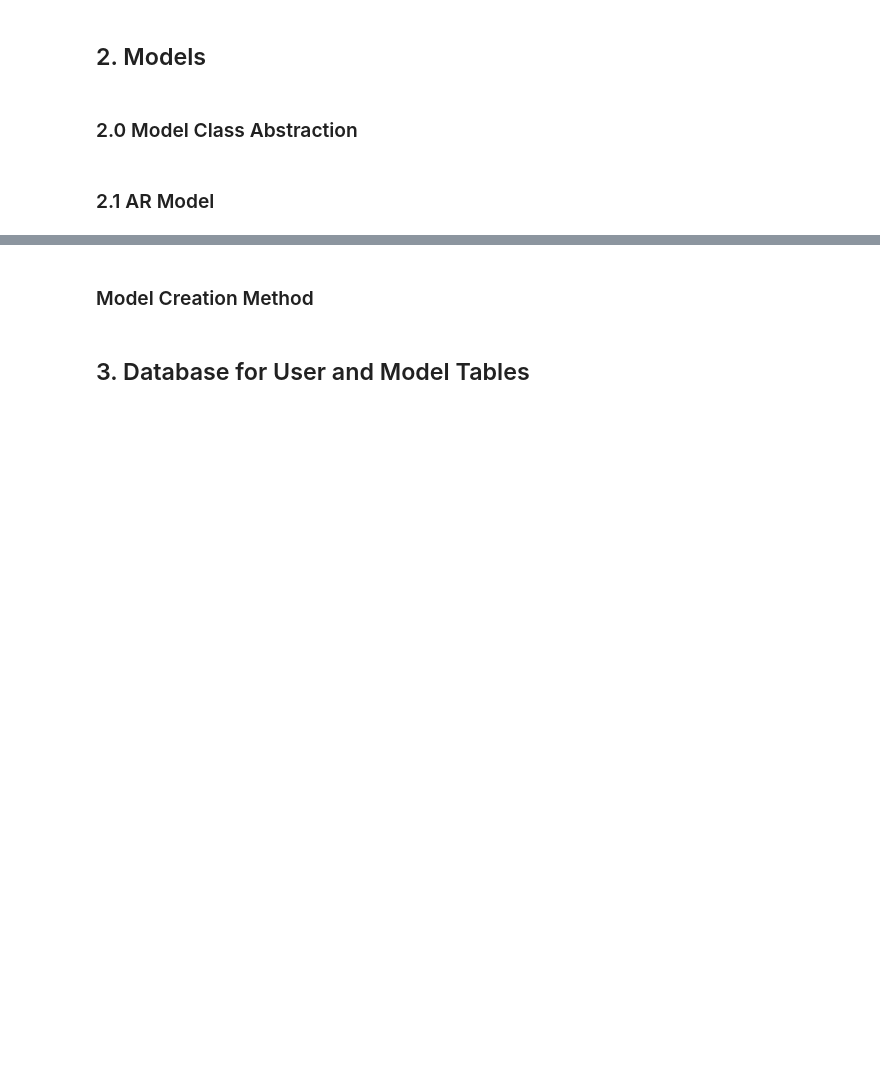
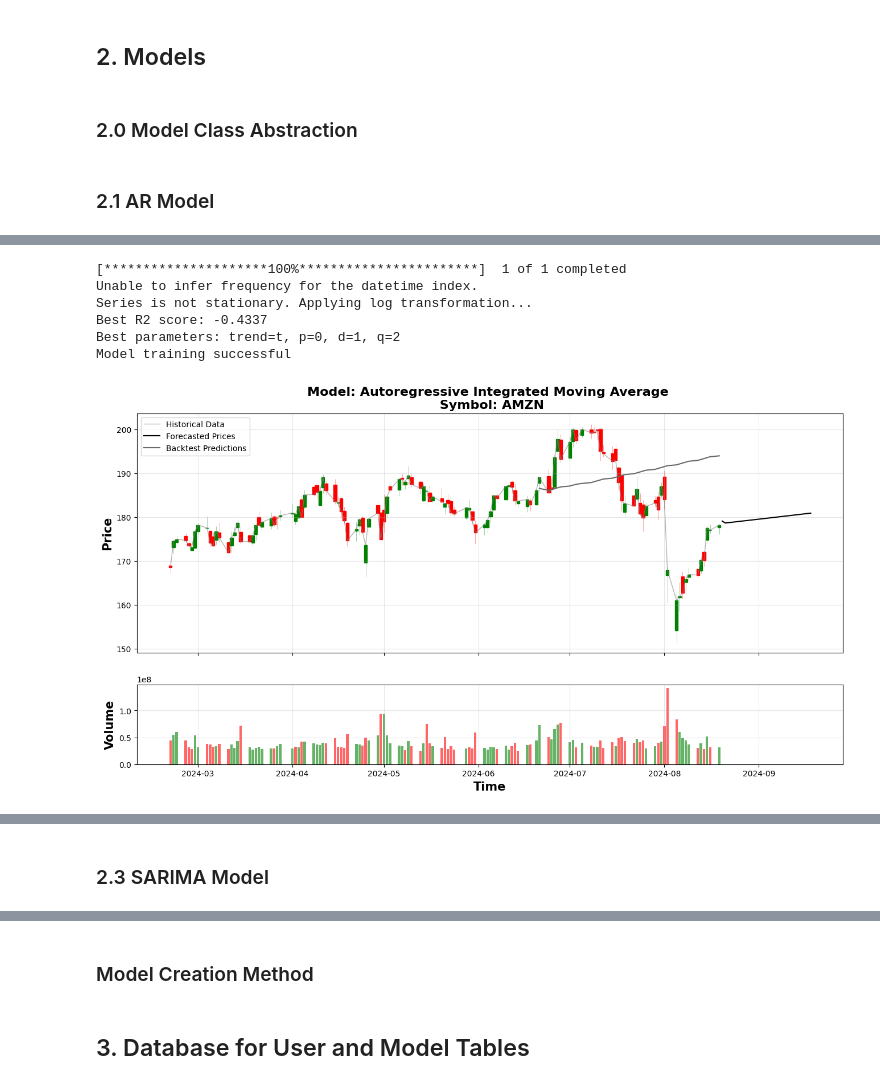
Before and after one commit to doganparlak/AiDea, a Jupyter notebook: backend.ipynb, the cells around one changed output, grey strips where cells are left out. Cells and saved outputs as stored; diff of their text form; code cells hidden in the pictures; blank space fills up the shorter version.

```diff
--- a/backend.ipynb
+++ b/backend.ipynb
@@ -240,0 +446,20 @@ model.forecast(forecast_days)
+# %%
+symbol = 'AMZN'
+data_length = 180
+forecast_days = 30
+#Set start and end date
+now = datetime.now()
+start_date =  (now - timedelta(days = data_length)).strftime("%Y-%m-%d")
+end_date = now.strftime("%Y-%m-%d")
+data = fetch_data(symbol, start_date, end_date)
+model = ARIMA_model(data, symbol)
+model.train()
+model.forecast(forecast_days)
+# %% [output]
+[*********************100%***********************]  1 of 1 completed
+Unable to infer frequency for the datetime index.
+Series is not stationary. Applying log transformation...
+Best R2 score: -0.4337
+Best parameters: trend=t, p=0, d=1, q=2
+Model training successful
+[figure, added]
@@ -240,0 +467,2 @@ model.forecast(forecast_days)
+# %% [markdown]
+### 2.3 SARIMA Model
```
Also changed, not shown: parts of 10 cells of this notebook, 8 other files.
